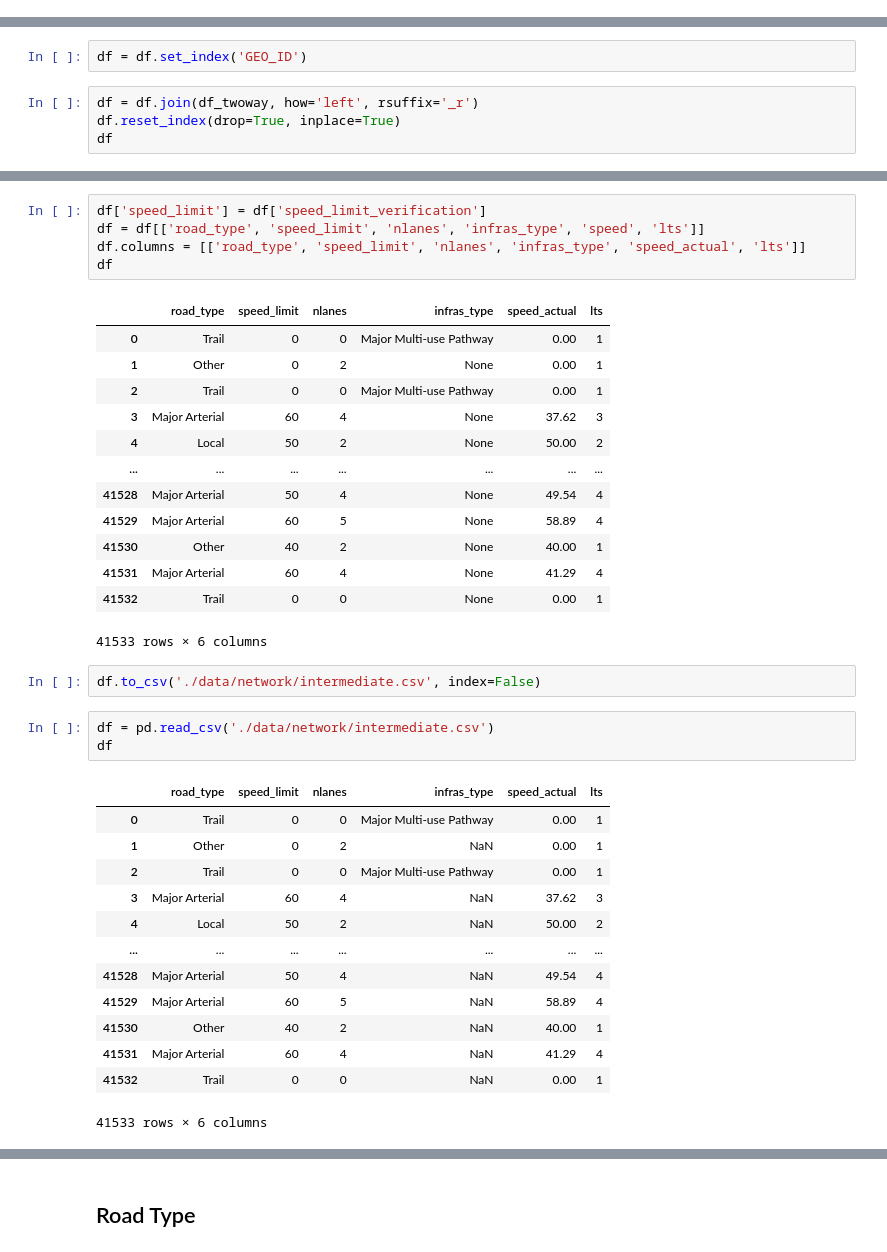
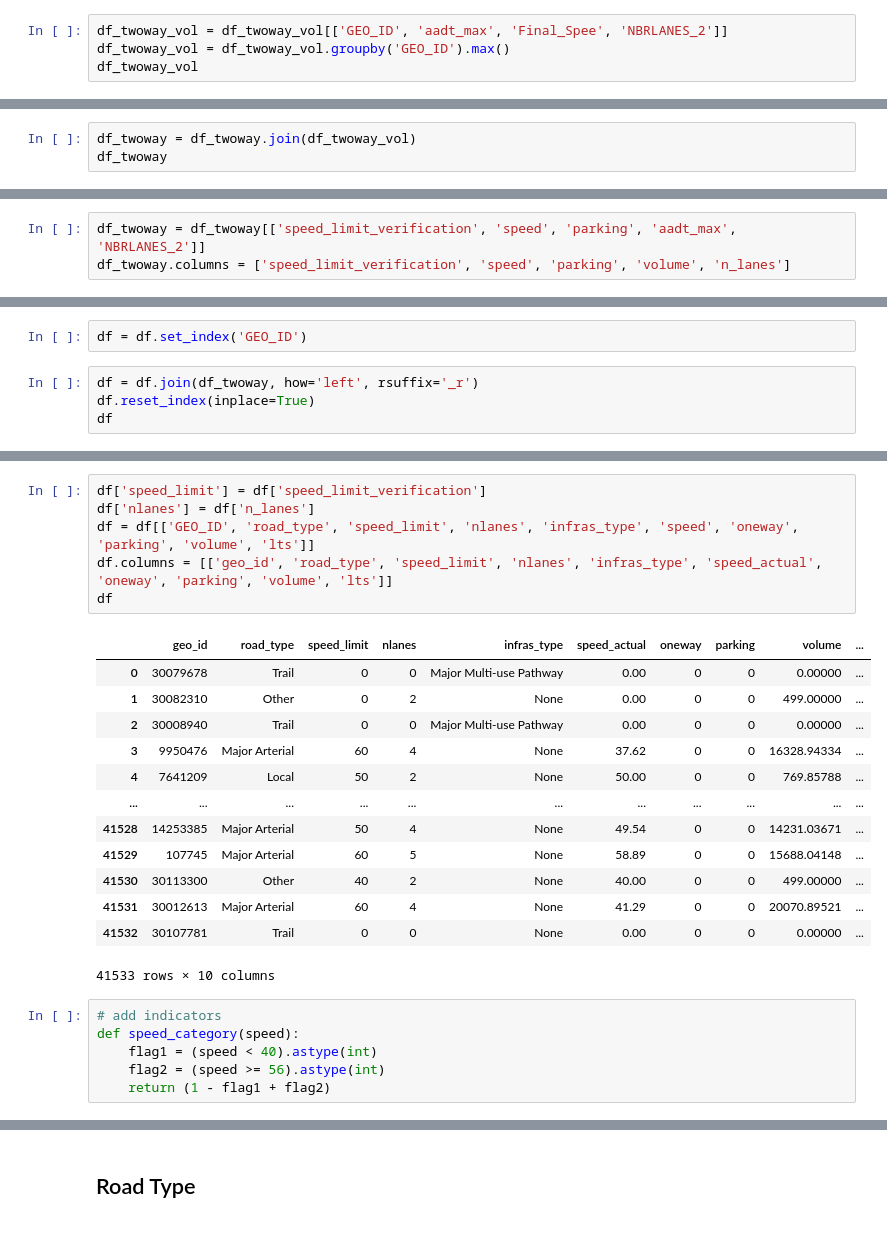
Before and after one commit to lin-bo/AutoLTS, a Jupyter notebook: ML_clf.ipynb, the cells around one changed output, grey strips where cells are left out. Cells and saved outputs as stored; diff of their text form.

```diff
--- a/ML_clf.ipynb
+++ b/ML_clf.ipynb
@@ -101,0 +135,4 @@ df_twoway
+# %%
+df_twoway_vol = df_twoway_vol[['GEO_ID', 'aadt_max', 'Final_Spee', 'NBRLANES_2']]
+df_twoway_vol = df_twoway_vol.groupby('GEO_ID').max()
+df_twoway_vol
@@ -101,0 +154,3 @@ df_twoway
+# %%
+df_twoway = df_twoway.join(df_twoway_vol)
+df_twoway
@@ -101,0 +172,3 @@ df_twoway
+# %%
+df_twoway = df_twoway[['speed_limit_verification', 'speed', 'parking', 'aadt_max', 'NBRLANES_2']]
+df_twoway.columns = ['speed_limit_verification', 'speed', 'parking', 'volume', 'n_lanes']
@@ -117,6 +207,6 @@ They are: [40 50 60  0 90 30 15 20 10 25 70 80]
 df = df.set_index('GEO_ID')
 # %%
 df = df.join(df_twoway, how='left', rsuffix='_r')
-df.reset_index(drop=True, inplace=True)
+df.reset_index(inplace=True)
 df
 # %% [output]
@@ -136,38 +226,26 @@ df
 # %%
 df['speed_limit'] = df['speed_limit_verification']
-df = df[['road_type', 'speed_limit', 'nlanes', 'infras_type', 'speed', 'lts']]
-df.columns = [['road_type', 'speed_limit', 'nlanes', 'infras_type', 'speed_actual', 'lts']]
+df['nlanes'] = df['n_lanes']
+df = df[['GEO_ID', 'road_type', 'speed_limit', 'nlanes', 'infras_type', 'speed', 'oneway', 'parking', 'volume', 'lts']]
+df.columns = [['geo_id', 'road_type', 'speed_limit', 'nlanes', 'infras_type', 'speed_actual', 'oneway', 'parking', 'volume', 'lts']]
 df
 # %% [output]
-|  | road_type | speed_limit | nlanes | infras_type | speed_actual | lts |
-| 0 | Trail | 0 | 0 | Major Multi-use Pathway | 0.00 | 1 |
-| 1 | Other | 0 | 2 | None | 0.00 | 1 |
-| 2 | Trail | 0 | 0 | Major Multi-use Pathway | 0.00 | 1 |
-| 3 | Major Arterial | 60 | 4 | None | 37.62 | 3 |
-| 4 | Local | 50 | 2 | None | 50.00 | 2 |
-| ... | ... | ... | ... | ... | ... | ... |
-| 41528 | Major Arterial | 50 | 4 | None | 49.54 | 4 |
-| 41529 | Major Arterial | 60 | 5 | None | 58.89 | 4 |
-| 41530 | Other | 40 | 2 | None | 40.00 | 1 |
-| 41531 | Major Arterial | 60 | 4 | None | 41.29 | 4 |
-| 41532 | Trail | 0 | 0 | None | 0.00 | 1 |
+|  | geo_id | road_type | speed_limit | nlanes | infras_type | speed_actual | oneway | parking | volume | ... |
+| 0 | 30079678 | Trail | 0 | 0 | Major Multi-use Pathway | 0.00 | 0 | 0 | 0.00000 | ... |
+| 1 | 30082310 | Other | 0 | 2 | None | 0.00 | 0 | 0 | 499.00000 | ... |
+| 2 | 30008940 | Trail | 0 | 0 | Major Multi-use Pathway | 0.00 | 0 | 0 | 0.00000 | ... |
+| 3 | 9950476 | Major Arterial | 60 | 4 | None | 37.62 | 0 | 0 | 16328.94334 | ... |
+| 4 | 7641209 | Local | 50 | 2 | None | 50.00 | 0 | 0 | 769.85788 | ... |
+| ... | ... | ... | ... | ... | ... | ... | ... | ... | ... | ... |
+| 41528 | 14253385 | Major Arterial | 50 | 4 | None | 49.54 | 0 | 0 | 14231.03671 | ... |
+| 41529 | 107745 | Major Arterial | 60 | 5 | None | 58.89 | 0 | 0 | 15688.04148 | ... |
+| 41530 | 30113300 | Other | 40 | 2 | None | 40.00 | 0 | 0 | 499.00000 | ... |
+| 41531 | 30012613 | Major Arterial | 60 | 4 | None | 41.29 | 0 | 0 | 20070.89521 | ... |
+| 41532 | 30107781 | Trail | 0 | 0 | None | 0.00 | 0 | 0 | 0.00000 | ... |
-41533 rows × 6 columns
+41533 rows × 10 columns
-# %%
-df.to_csv('./data/network/intermediate.csv', index=False)
-# %%
-df = pd.read_csv('./data/network/intermediate.csv')
-df
-# %% [output]
-|  | road_type | speed_limit | nlanes | infras_type | speed_actual | lts |
-| 0 | Trail | 0 | 0 | Major Multi-use Pathway | 0.00 | 1 |
-| 1 | Other | 0 | 2 | NaN | 0.00 | 1 |
-| 2 | Trail | 0 | 0 | Major Multi-use Pathway | 0.00 | 1 |
-| 3 | Major Arterial | 60 | 4 | NaN | 37.62 | 3 |
-| 4 | Local | 50 | 2 | NaN | 50.00 | 2 |
-| ... | ... | ... | ... | ... | ... | ... |
-| 41528 | Major Arterial | 50 | 4 | NaN | 49.54 | 4 |
-| 41529 | Major Arterial | 60 | 5 | NaN | 58.89 | 4 |
-| 41530 | Other | 40 | 2 | NaN | 40.00 | 1 |
-| 41531 | Major Arterial | 60 | 4 | NaN | 41.29 | 4 |
-| 41532 | Trail | 0 | 0 | NaN | 0.00 | 1 |
-41533 rows × 6 columns
+# %%
+# add indicators
+def speed_category(speed):
+    flag1 = (speed < 40).astype(int)
+    flag2 = (speed >= 56).astype(int)
+    return (1 - flag1 + flag2)
```
Also changed, not shown: parts of 70 cells of this notebook, 6 other files.
